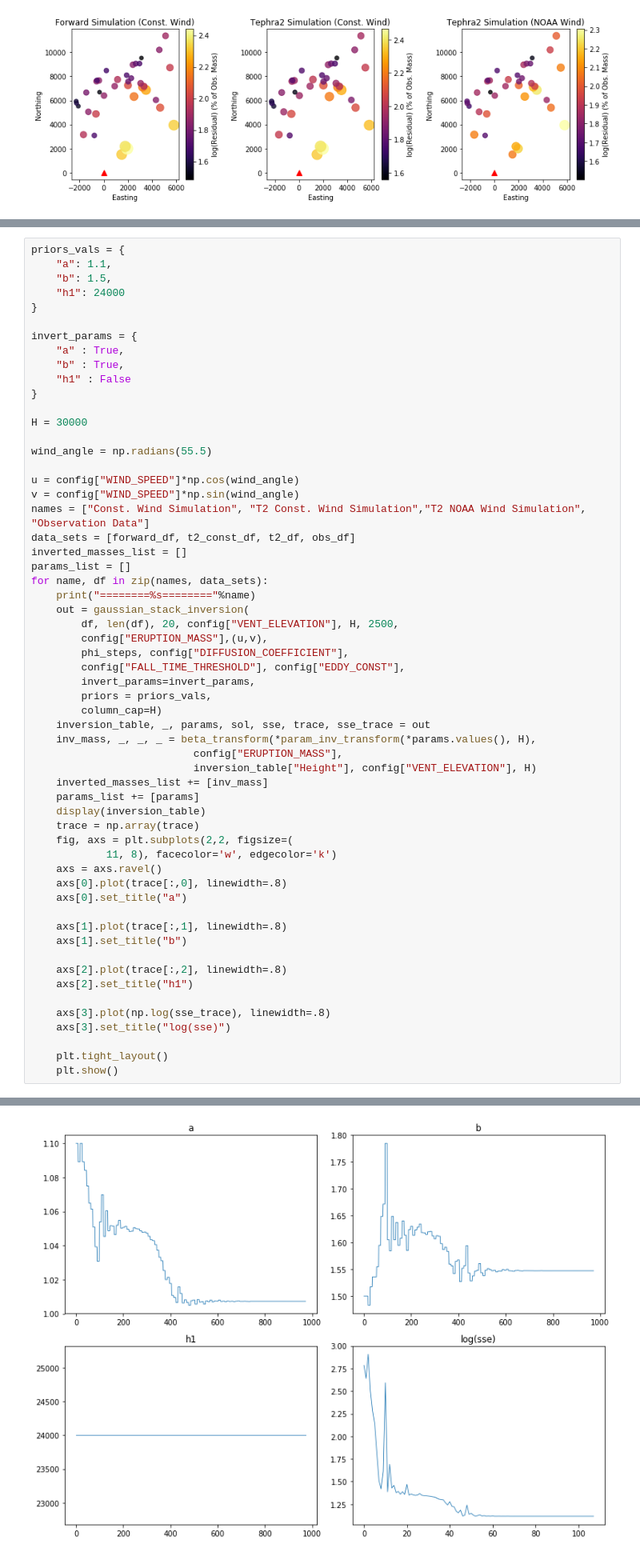
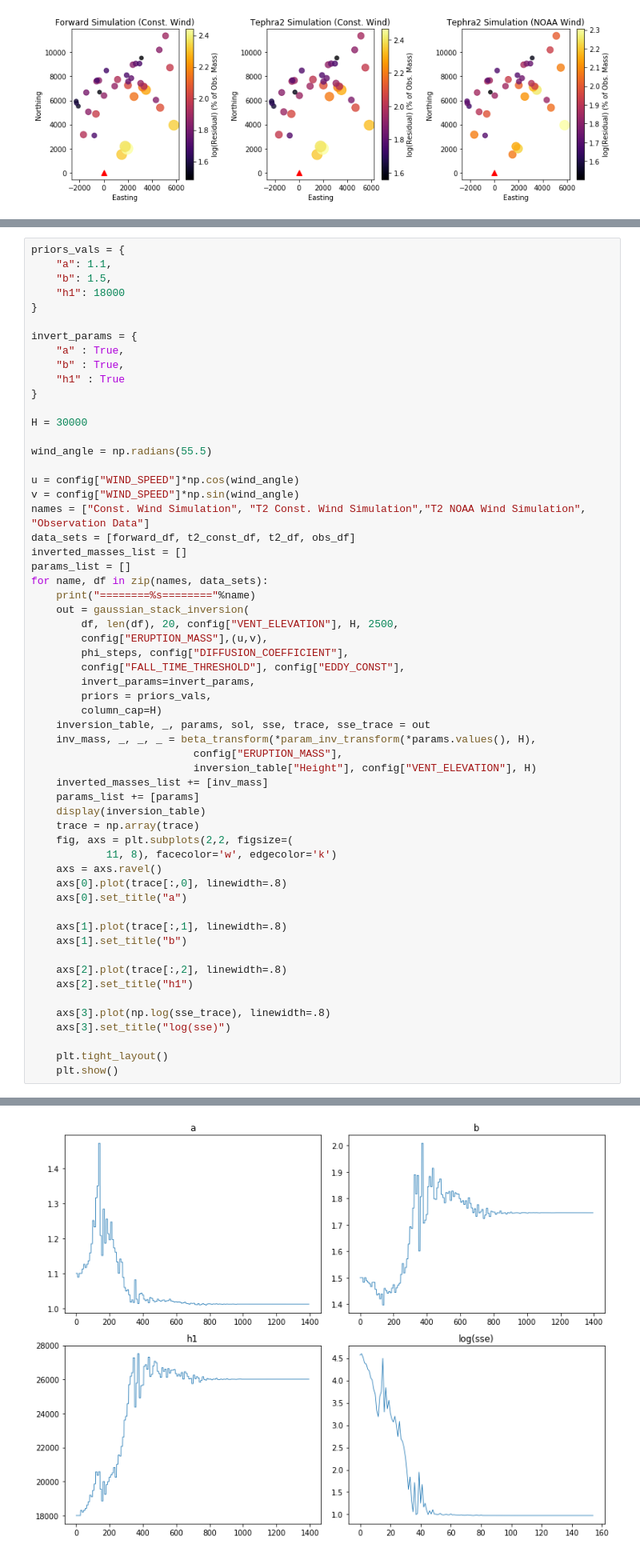
Before and after one commit to nmostert/inversion_project, a Jupyter notebook: Colima_Inversion_Examples.ipynb, the cells around one changed output, grey strips where cells are left out. Shown at 80% size. Cells and saved outputs as stored; diff of their text form.

```diff
--- a/Colima_Inversion_Examples.ipynb
+++ b/Colima_Inversion_Examples.ipynb
@@ -348,13 +348,13 @@ plt.show()
 priors_vals = {
     "a": 1.1,
     "b": 1.5,
-    "h1": 24000
+    "h1": 18000
 }
 
 invert_params = {
     "a" : True,
     "b" : True,
-    "h1" : False
+    "h1" : True
 }
 
 H = 30000
@@ -426,5 +426,5 @@ SSE: 3.0543970727344147
 | 17 | 27308.50 | 0.000000e+00 |
 | 18 | 28654.25 | 0.000000e+00 |
 | 19 | 30000.00 | 0.000000e+00 |
-[figure, old version]
+[figure, new version]
 ========T2 Const. Wind Simulation========
```
Also changed, not shown: parts of 6 cells of this notebook, 3 other files.
